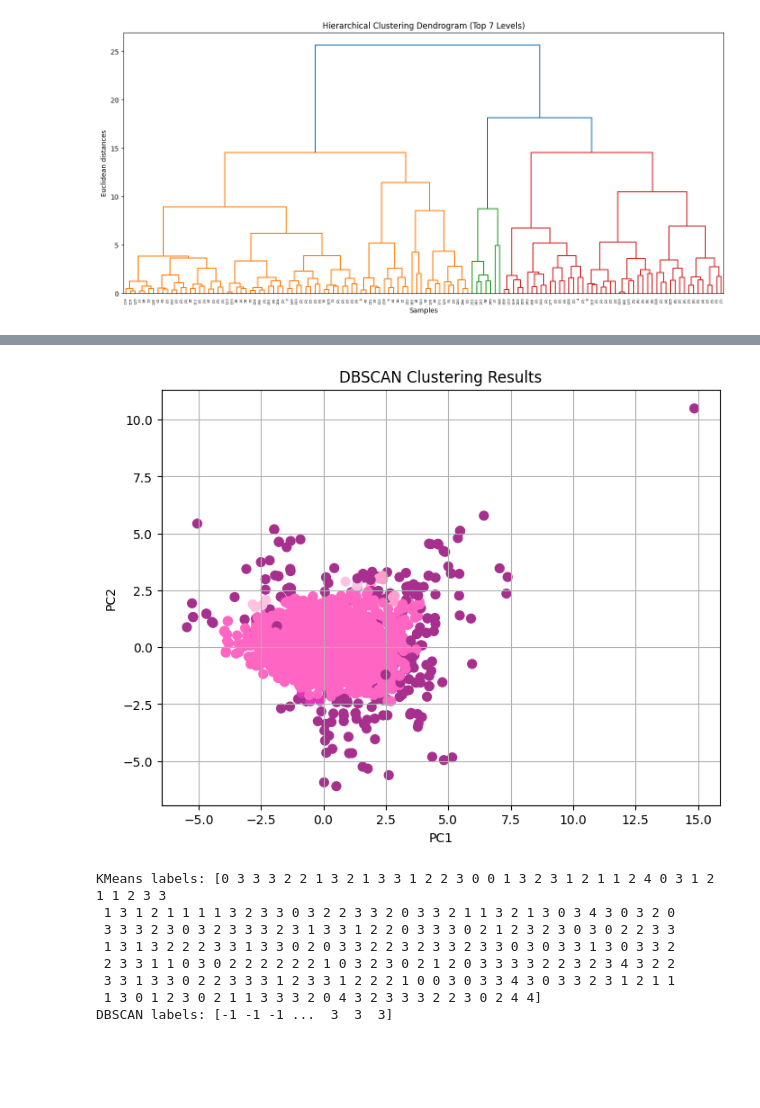
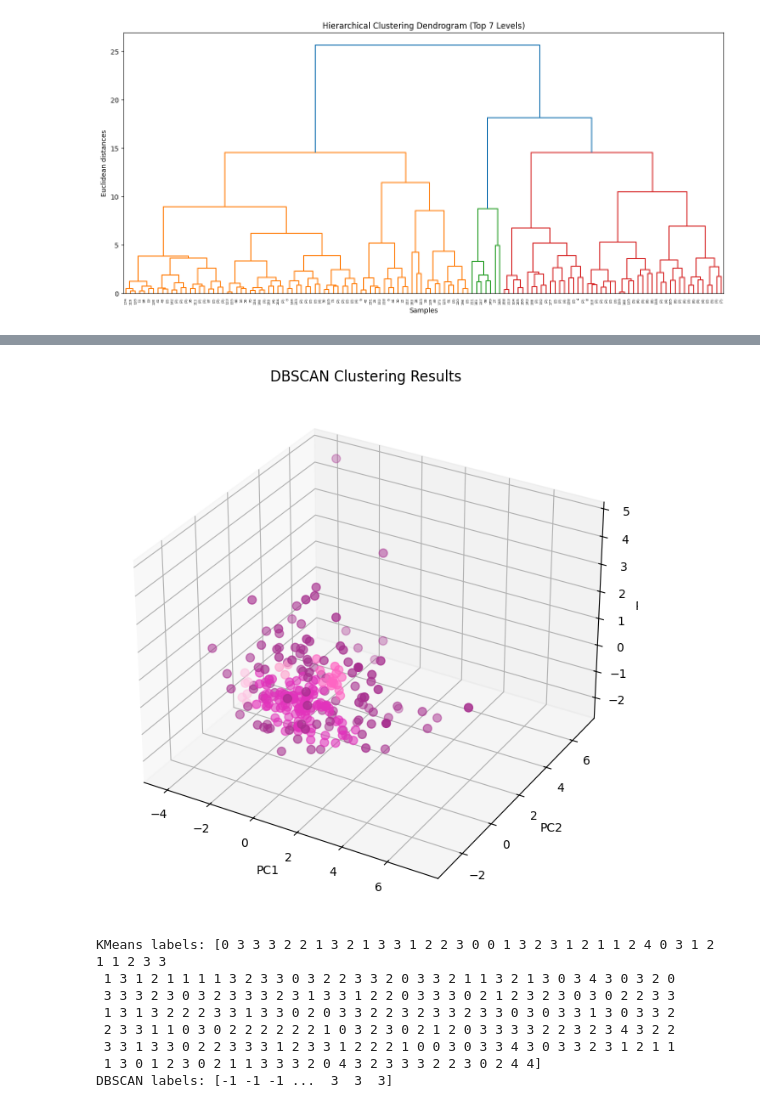
Before and after one commit to KenzieHensel/Project, a Jupyter notebook: Module_2/Clustering.ipynb, the cells around one changed output, grey strips where cells are left out. Saved outputs shown, nothing was run; the diff lists cells and outputs as text; code cells hidden in the pictures; blank space fills up the shorter version.

```diff
--- a/Module_2/Clustering.ipynb
+++ b/Module_2/Clustering.ipynb
@@ -219,21 +230,24 @@ plt.show()
 # %%
 from sklearn.cluster import DBSCAN
 
 #DBSCAN Clustering
 dbscan = DBSCAN(eps=0.5, min_samples=5)
-dbscan_labels = dbscan.fit_predict(pca_result)
+dbscan_labels = dbscan.fit_predict(pca_result_sample)
 
-#Plotting DBSCAN results
-plt.figure(figsize=(8, 6))
-plt.scatter(pca_df['PC1'], pca_df['PC2'], c=dbscan_labels, cmap=custom_cmap, s=50)
-plt.title('DBSCAN Clustering Results')
-plt.xlabel('PC1')
-plt.ylabel('PC2')
+#Plotting DBSCAN results in 3D
+plt.figure(figsize=(10, 8))
+ax = plt.axes(projection='3d')
+ax.scatter(pca_df_sample['PC1'], pca_df_sample['PC2'], pca_df_sample['PC3'],
+           c=dbscan_labels, cmap=custom_cmap, s=50)
+ax.set_title('DBSCAN Clustering Results')
+ax.set_xlabel('PC1')
+ax.set_ylabel('PC2')
+ax.set_zlabel('PC3')
 plt.grid(True)
-plt.savefig('dbscan_clusters_scatter.png')
+plt.savefig('dbscan_clusters_3d_scatter.png')
 plt.show()
 # %% [output]
-[figure, old version]
+[figure, new version]
 # %%
 #Comparing DBSCAN with other methods
 print("KMeans labels:", kmeans.labels_)
```
Also changed, not shown: parts of 3 cells of this notebook, 21 other files.
